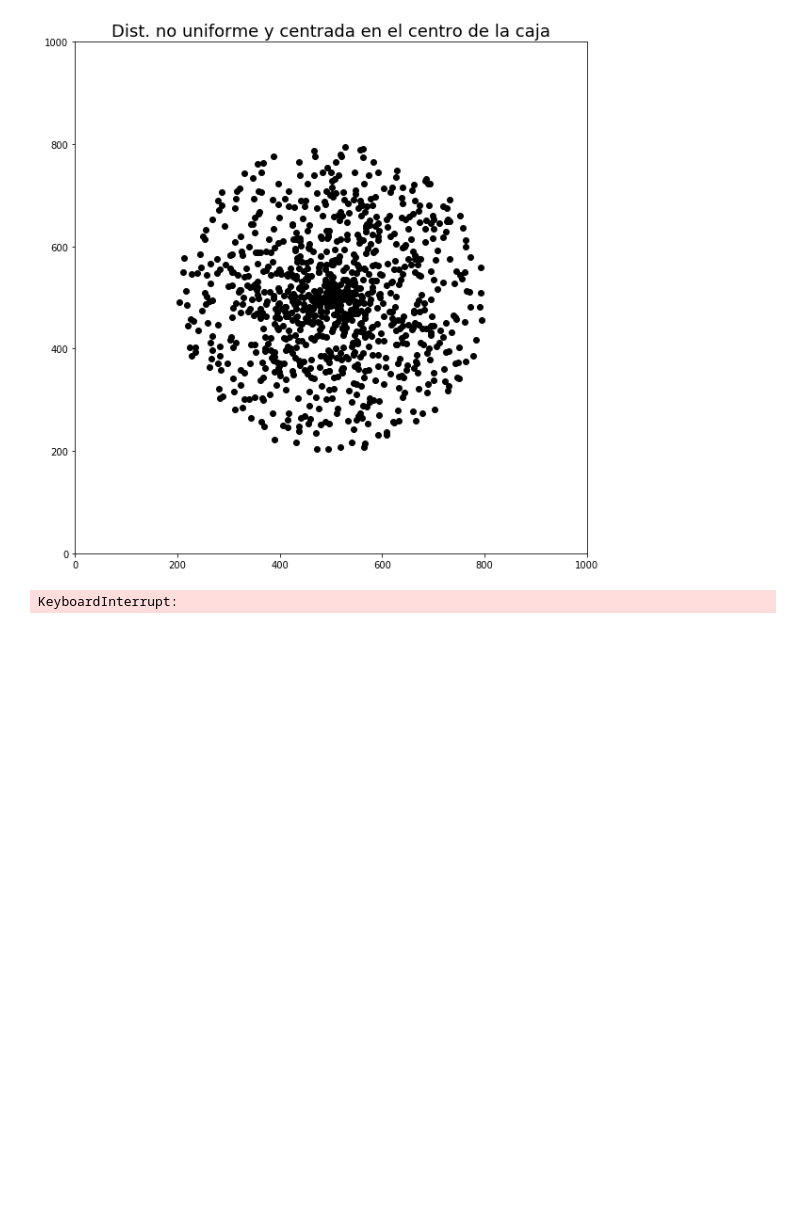
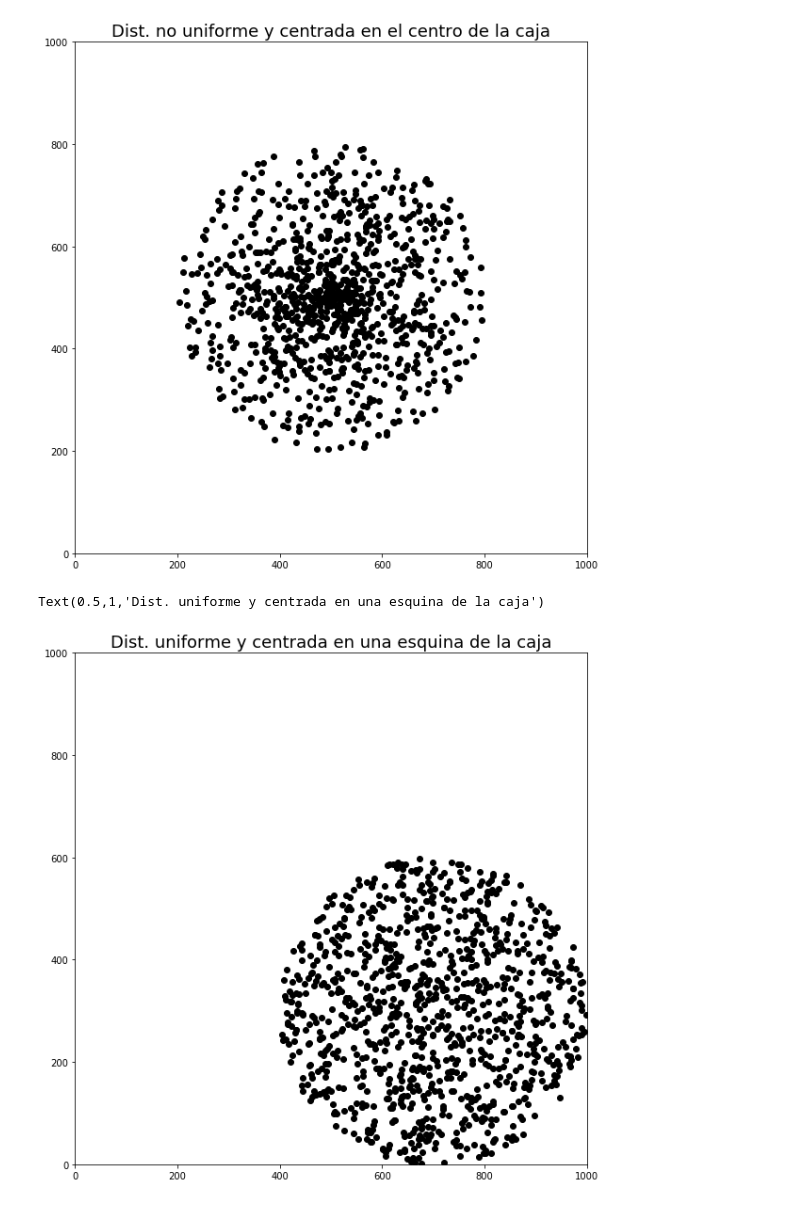
Before and after one commit to CosmoStats/cosmostats2018-Pagutri, a Jupyter notebook: 2daParte/Ejercicio2/ejercicios_2.ipynb, the cells around one changed output. Cells and saved outputs as stored; diff of their text form; code cells hidden in the pictures; blank space fills up the shorter version.

```diff
--- a/2daParte/Ejercicio2/ejercicios_2.ipynb
+++ b/2daParte/Ejercicio2/ejercicios_2.ipynb
@@ -56,28 +56,29 @@ Text(0.5,1,'Dist. no uniforme y centrada en el centro de la caja')
 # %%
 X = []
 Y = []
 box_size = 1000
 n_points = 1000
 radius = 300.0
 # Coordenadas del centro del disco
 x_0 = box_size - radius
 y_0 = radius
 
 for i in range(n_points):
     x = x_0 + 2.0 * radius * random.random() - radius
     y = y_0 + 2.0 * radius * random.random() - radius
 
-    while x**2 + y**2 > radius**2:
+    while (x - x_0)**2 + (y - y_0)**2 > radius**2:
         x = x_0 + 2.0 * radius * random.random() - radius
         y = y_0 + 2.0 * radius * random.random() - radius
 
     X.append(x)
     Y.append(y)
 
 plt.plot(X, Y, 'ko')
 plt.gca().set_aspect('equal')
 plt.xlim([0, box_size])
 plt.ylim([0, box_size])
 plt.title('Dist. uniforme y centrada en una esquina de la caja', fontsize = 18)
 # %% [output]
-KeyboardInterrupt:
+Text(0.5,1,'Dist. uniforme y centrada en una esquina de la caja')
+[figure, added]
```
Also changed, not shown: parts of 3 cells of this notebook.
